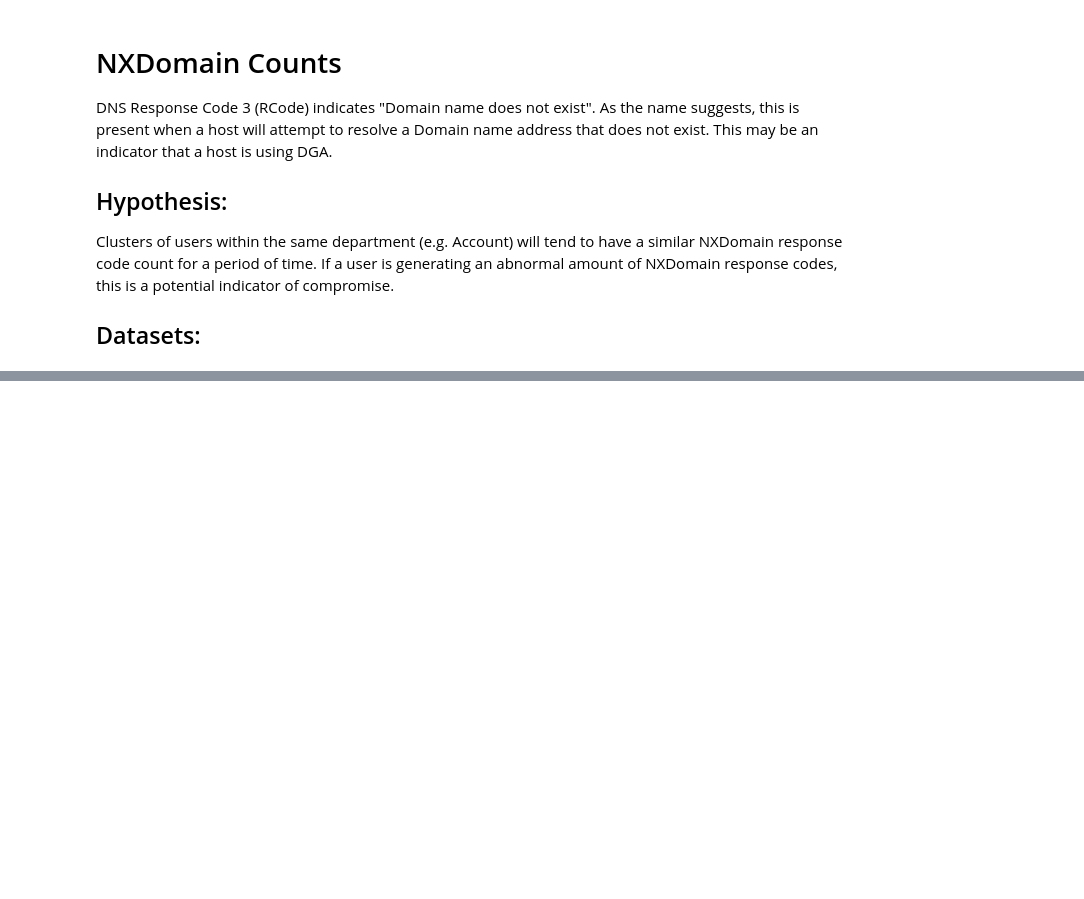
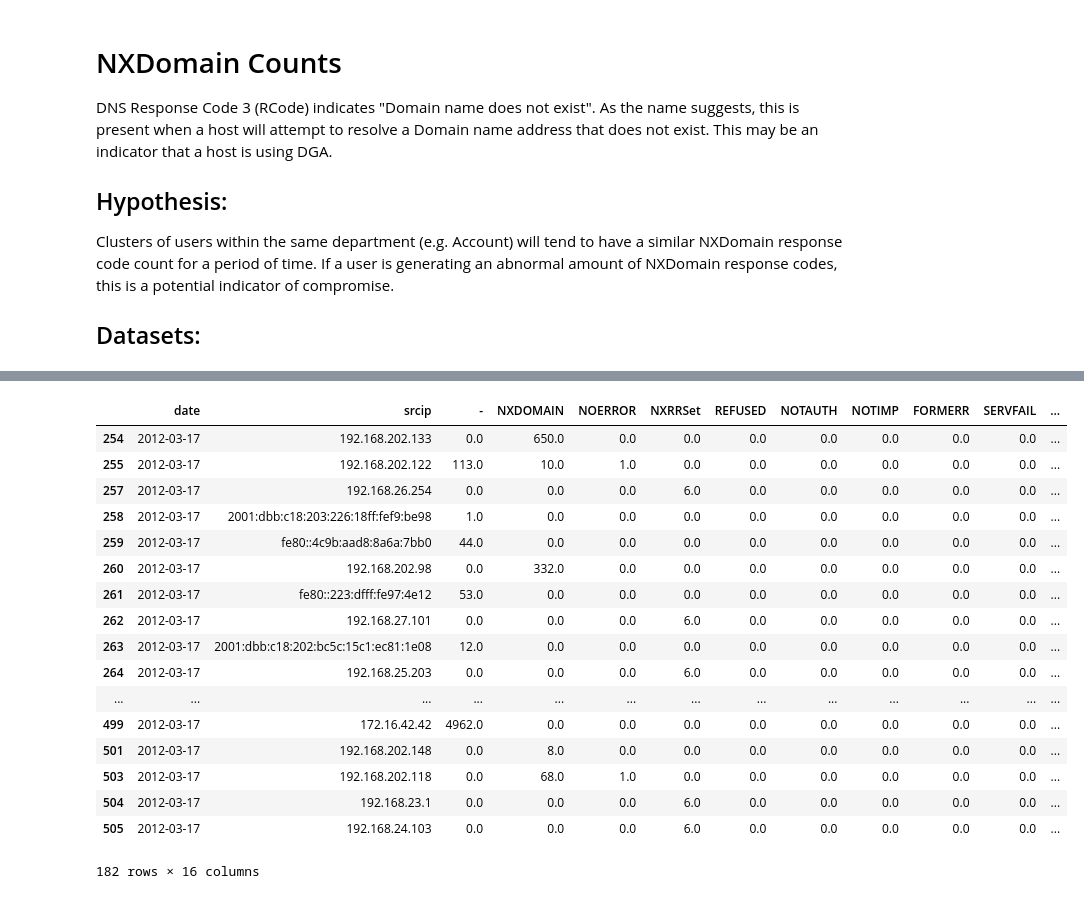
Before and after one commit to pjabes/detection-notebooks, a Jupyter notebook: DNS/dga-NXDomains.ipynb, the cells around one changed output, grey strips where cells are left out. Drawn from its saved outputs; the diff is of its cells as text; code cells hidden in the pictures; blank space fills up the shorter version.

```diff
--- a/DNS/dga-NXDomains.ipynb
+++ b/DNS/dga-NXDomains.ipynb
@@ -87,0 +119,21 @@ summary_df
+# %%
+display(date2_df)
+# %% [output]
+|  | date | srcip | - | NXDOMAIN | NOERROR | NXRRSet | REFUSED | NOTAUTH | NOTIMP | FORMERR | SERVFAIL | ... |
+| 254 | 2012-03-17 | 192.168.202.133 | 0.0 | 650.0 | 0.0 | 0.0 | 0.0 | 0.0 | 0.0 | 0.0 | 0.0 | ... |
+| 255 | 2012-03-17 | 192.168.202.122 | 113.0 | 10.0 | 1.0 | 0.0 | 0.0 | 0.0 | 0.0 | 0.0 | 0.0 | ... |
+| 257 | 2012-03-17 | 192.168.26.254 | 0.0 | 0.0 | 0.0 | 6.0 | 0.0 | 0.0 | 0.0 | 0.0 | 0.0 | ... |
+| 258 | 2012-03-17 | 2001:dbb:c18:203:226:18ff:fef9:be98 | 1.0 | 0.0 | 0.0 | 0.0 | 0.0 | 0.0 | 0.0 | 0.0 | 0.0 | ... |
+| 259 | 2012-03-17 | fe80::4c9b:aad8:8a6a:7bb0 | 44.0 | 0.0 | 0.0 | 0.0 | 0.0 | 0.0 | 0.0 | 0.0 | 0.0 | ... |
+| 260 | 2012-03-17 | 192.168.202.98 | 0.0 | 332.0 | 0.0 | 0.0 | 0.0 | 0.0 | 0.0 | 0.0 | 0.0 | ... |
+| 261 | 2012-03-17 | fe80::223:dfff:fe97:4e12 | 53.0 | 0.0 | 0.0 | 0.0 | 0.0 | 0.0 | 0.0 | 0.0 | 0.0 | ... |
+| 262 | 2012-03-17 | 192.168.27.101 | 0.0 | 0.0 | 0.0 | 6.0 | 0.0 | 0.0 | 0.0 | 0.0 | 0.0 | ... |
+| 263 | 2012-03-17 | 2001:dbb:c18:202:bc5c:15c1:ec81:1e08 | 12.0 | 0.0 | 0.0 | 0.0 | 0.0 | 0.0 | 0.0 | 0.0 | 0.0 | ... |
+| 264 | 2012-03-17 | 192.168.25.203 | 0.0 | 0.0 | 0.0 | 6.0 | 0.0 | 0.0 | 0.0 | 0.0 | 0.0 | ... |
+| ... | ... | ... | ... | ... | ... | ... | ... | ... | ... | ... | ... | ... |
+| 499 | 2012-03-17 | 172.16.42.42 | 4962.0 | 0.0 | 0.0 | 0.0 | 0.0 | 0.0 | 0.0 | 0.0 | 0.0 | ... |
+| 501 | 2012-03-17 | 192.168.202.148 | 0.0 | 8.0 | 0.0 | 0.0 | 0.0 | 0.0 | 0.0 | 0.0 | 0.0 | ... |
+| 503 | 2012-03-17 | 192.168.202.118 | 0.0 | 68.0 | 1.0 | 0.0 | 0.0 | 0.0 | 0.0 | 0.0 | 0.0 | ... |
+| 504 | 2012-03-17 | 192.168.23.1 | 0.0 | 0.0 | 0.0 | 6.0 | 0.0 | 0.0 | 0.0 | 0.0 | 0.0 | ... |
+| 505 | 2012-03-17 | 192.168.24.103 | 0.0 | 0.0 | 0.0 | 6.0 | 0.0 | 0.0 | 0.0 | 0.0 | 0.0 | ... |
+182 rows × 16 columns
```
Also changed, not shown: parts of 8 cells of this notebook.
